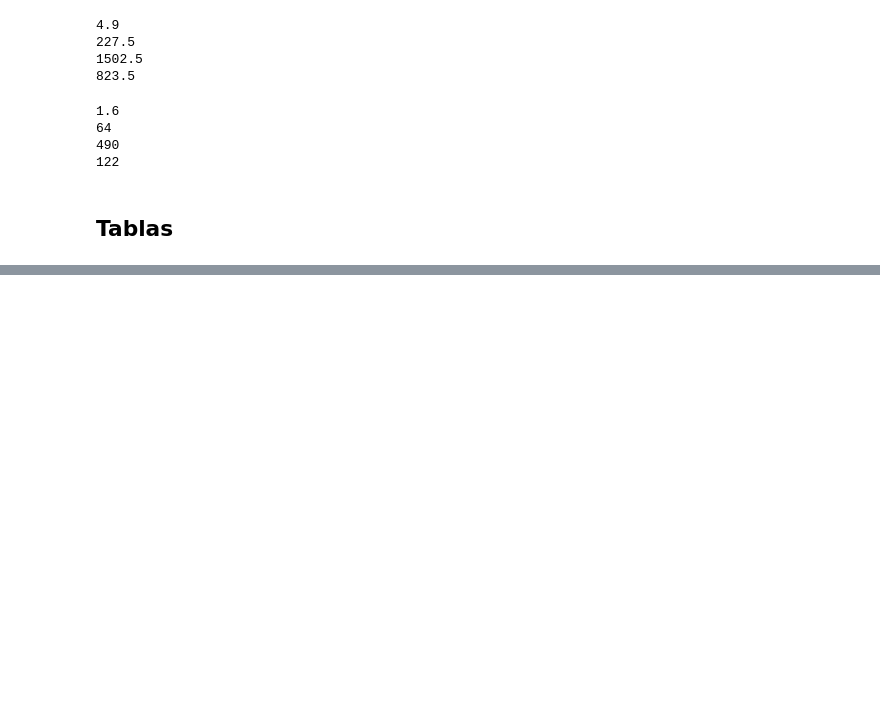
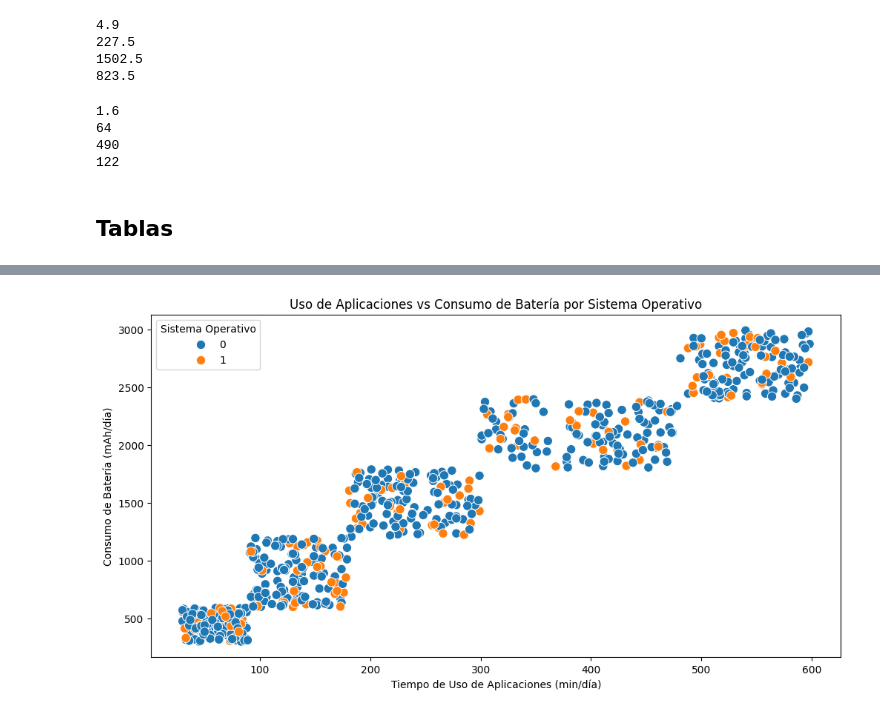
Before and after one commit to A01749694/AnalisisDatos, a Jupyter notebook: analisisDatos.ipynb, the cells around one changed output, grey strips where cells are left out. Cells and saved outputs as stored; diff of their text form; code cells hidden in the pictures; blank space fills up the shorter version.

```diff
--- a/analisisDatos.ipynb
+++ b/analisisDatos.ipynb
@@ -91,0 +111,10 @@ Index(['User ID', 'Device Model', 'OS', 'AppUsageTime', 'ScreenOnTime',
+# %%
+plt.figure(figsize=(12, 6))
+sns.scatterplot(x="AppUsageTime", y="BatteryDrain", hue="OS", data=df, s=80)
+plt.title("Uso de Aplicaciones vs Consumo de Batería por Sistema Operativo")
+plt.xlabel("Tiempo de Uso de Aplicaciones (min/día)")
+plt.ylabel("Consumo de Batería (mAh/día)")
+plt.legend(title="Sistema Operativo")
+plt.show()
+# %% [output]
+[figure, added]
```
Also changed, not shown: parts of 4 cells of this notebook.
